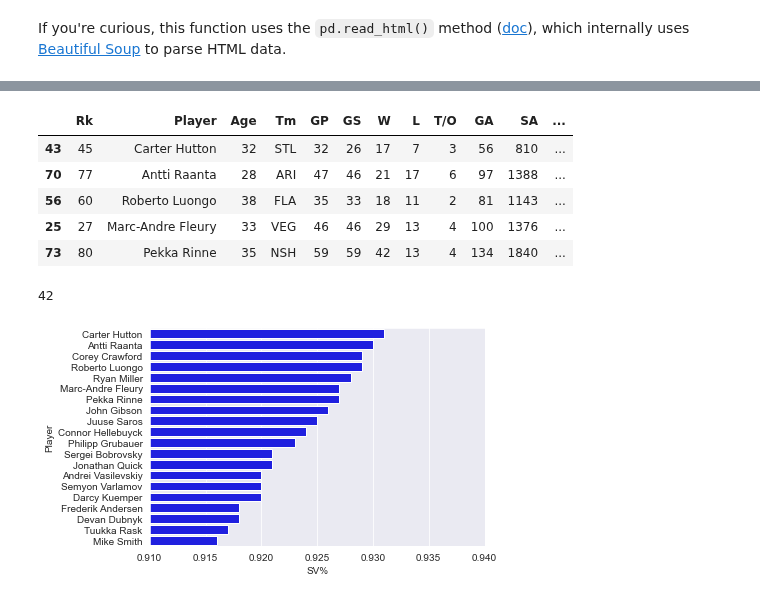
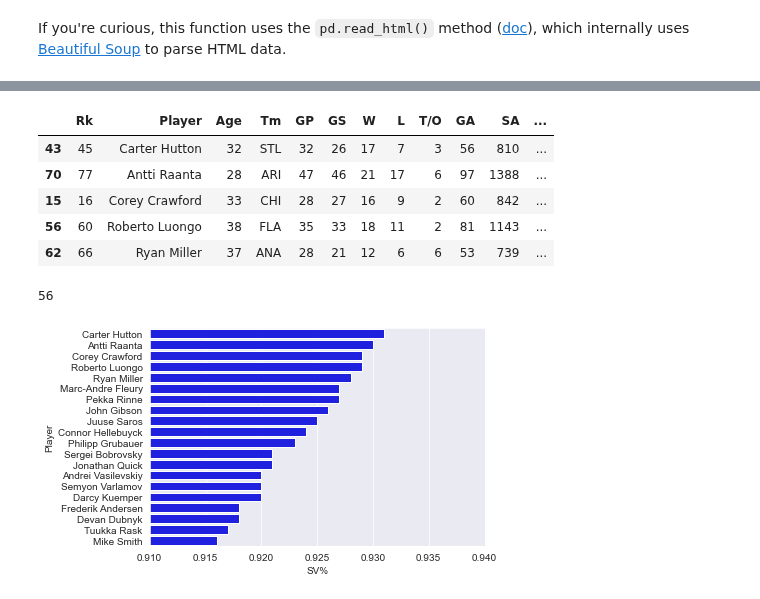
Before and after one commit to M0rph3e/ift6758-project-main, a Jupyter notebook: notebooks/Question 1 sample.ipynb, the cells around one changed output, grey strips where cells are left out. Drawn from its saved outputs; the diff is of its cells as text; code cells hidden in the pictures.

```diff
--- a/notebooks/Question 1 sample.ipynb
+++ b/notebooks/Question 1 sample.ipynb
@@ -63,22 +63,22 @@ max    67.000000
 # %%
-df.dropna(subset=['SV%', 'GP'])
-df["GP"] = pd.to_numeric(df["GP"])
-df.drop(df[df.GP < 20].index, inplace=True)
+df1 = df.dropna(subset=['SV%', 'GP'])
+df1["GP"] = pd.to_numeric(df1["GP"])
+df1.drop(df1[df1.GP < 20].index, inplace=True)
 
-df.sort_values(by=['SV%'], inplace=True, ascending=False)
+df1.sort_values(by=['SV%'], inplace=True, ascending=False)
 pd.set_option('display.max_columns', None)
-df.head()
+df1.head()
 # %% [output]
 |  | Rk | Player | Age | Tm | GP | GS | W | L | T/O | GA | SA | ... |
 | 43 | 45 | Carter Hutton | 32 | STL | 32 | 26 | 17 | 7 | 3 | 56 | 810 | ... |
 | 70 | 77 | Antti Raanta | 28 | ARI | 47 | 46 | 21 | 17 | 6 | 97 | 1388 | ... |
+| 15 | 16 | Corey Crawford | 33 | CHI | 28 | 27 | 16 | 9 | 2 | 60 | 842 | ... |
 | 56 | 60 | Roberto Luongo | 38 | FLA | 35 | 33 | 18 | 11 | 2 | 81 | 1143 | ... |
-| 25 | 27 | Marc-Andre Fleury | 33 | VEG | 46 | 46 | 29 | 13 | 4 | 100 | 1376 | ... |
-| 73 | 80 | Pekka Rinne | 35 | NSH | 59 | 59 | 42 | 13 | 4 | 134 | 1840 | ... |
+| 62 | 66 | Ryan Miller | 37 | ANA | 28 | 21 | 12 | 6 | 6 | 53 | 739 | ... |
 # %%
-df.shape[0]
+df1.shape[0]
 # %% [output]
-42
+56
 # %%
 sns.set_style('darkgrid')
 sns.color_palette("pastel")
```
Also changed, not shown: parts of 5 cells of this notebook.
